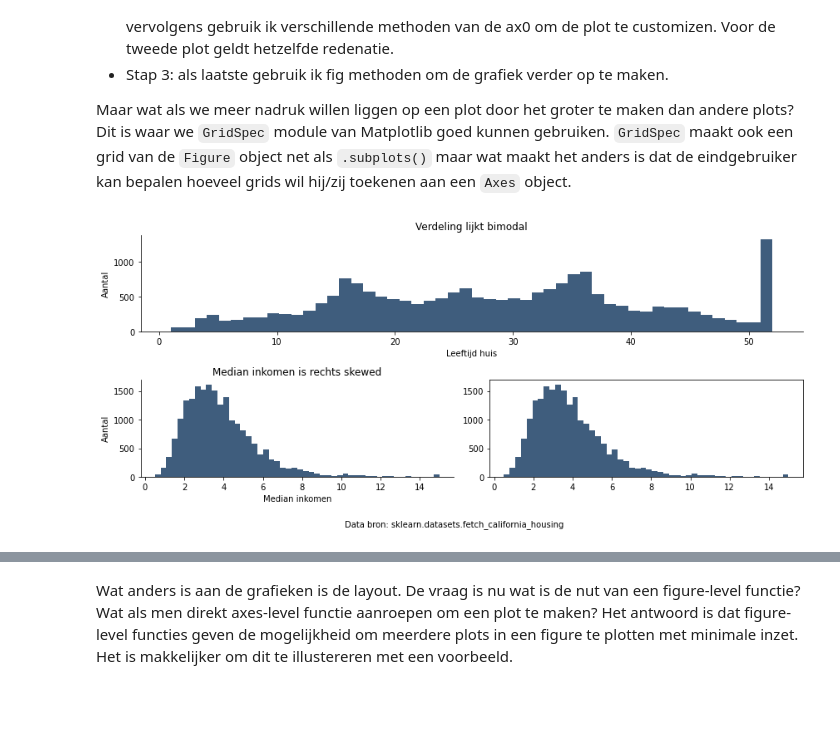
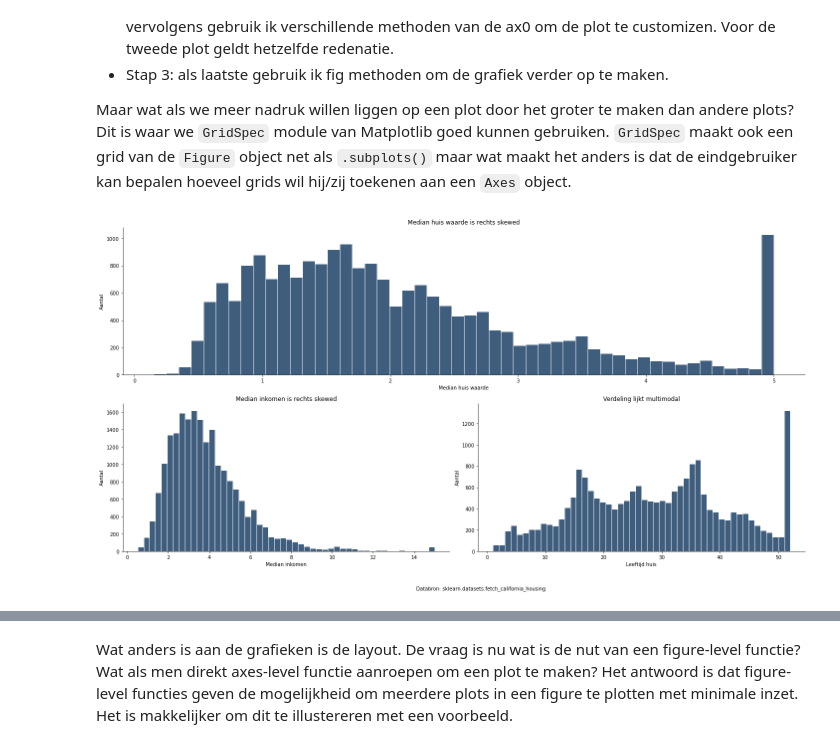
Before and after one commit to ChPmn/MatplotlibTutorial, a Jupyter notebook: tutorial_notebook.ipynb, the cells around one changed output, grey strips where cells are left out. Saved outputs shown, nothing was run; the diff lists cells and outputs as text; code cells hidden in the pictures; blank space fills up the shorter version.

```diff
--- a/tutorial_notebook.ipynb
+++ b/tutorial_notebook.ipynb
@@ -118,47 +112,55 @@ Hier is het denk proces:
 
 Maar wat als we meer nadruk willen liggen op een plot door het groter te maken dan andere plots? Dit is waar we `GridSpec` module van Matplotlib goed kunnen gebruiken. `GridSpec` maakt ook een grid van de `Figure` object net als `.subplots()` maar wat maakt het anders is dat de eindgebruiker kan bepalen hoeveel grids wil hij/zij toekenen aan een `Axes` object.
 # %%
-# Definieer grafiek ruimte
-fig = plt.figure(figsize=(12,5))
+# Definieer grafiek ruimte met .figure() en gridspec.GridSpec() methoden.
+fig = plt.figure(figsize=(20,10))
+# Met GridSpec creer ik een grid van 2*2 binnen de fig object.
 spec = gridspec.GridSpec(ncols=2, nrows=2, figure=fig)
 
-# Plot 1
+########################################################## Plot 1  ##########################################################
 axs0 = fig.add_subplot(spec[0, :])
-axs0.hist(df["HouseAge"], bins=50, color="#3F5D7D")
+axs0.hist(df["MedHouseVal"], bins=50, color="#3F5D7D", edgecolor="white")
 
-# As-labels en subplot title voor de tweede Axes object
-axs0.set(xlabel='Leeftijd huis',
-       ylabel='Aantal',
-       title='Verdeling lijkt bimodal')
+# As-labels en subplot title voor de tweede Axes object.
+axs0.set(xlabel='Median huis waarde', ylabel='Aantal', title='Median huis waarde is rechts skewed')
 
 # verwijder de subplot spines
 axs0.spines["top"].set_visible(False)
 axs0.spines["right"].set_visible(False)
 
+########################################################## Plot 2  ##########################################################
 
-# Plot 2
 axs1 = fig.add_subplot(spec[1, 0])
-axs1.hist(df["MedInc"], bins=50, color="#3F5D7D")
+axs1.hist(df["MedInc"], bins=50, color="#3F5D7D", edgecolor="white")
 
 # As-labels en (sub)plot title
-axs1.set(xlabel='Median inkomen',
-       ylabel='Aantal',
-       title='Median inkomen is rechts skewed')
+axs1.set(xlabel='Median inkomen', ylabel='Aantal', title='Median inkomen is rechts skewed')
 
 # verwijder de spines
+axs1.spines["top"].set_visible(False)
+axs1.spines["right"].set_visible(False)
+
+########################################################## Plot 3  ##########################################################
+axs1 = fig.add_subplot(spec[1, 1])
+axs1.hist(df["HouseAge"], bins=50, color="#3F5D7D", edgecolor="white")
+
+# As-labels en subplot title voor de tweede Axes object
+axs1.set(xlabel='Leeftijd huis', ylabel='Aantal', title='Verdeling lijkt multimodal')
+
+# verwijder de subplot spines
 axs1.spines["top"].set_visible(False)
 axs1.spines["right"].set_visible(False)
 
 # tight_layout() zorgt o.a. ervoor dat de plots binnen de figure blijven
 fig.tight_layout()
 
 # meld altijd je databron
-fig.text(0.35, -0.05, "Data bron: sklearn.datasets.fetch_california_housing", fontsize=10)
+fig.text(0.45, -0.05, "Databron: sklearn.datasets.fetch_california_housing", fontsize=10)
 
 # Plot de grafiek
 plt.show()
 # %% [output]
-[figure, old version]
+[figure, new version]
 # %% [markdown]
 Hier is het denk proces:
 
```
Also changed, not shown: parts of 13 cells of this notebook.
